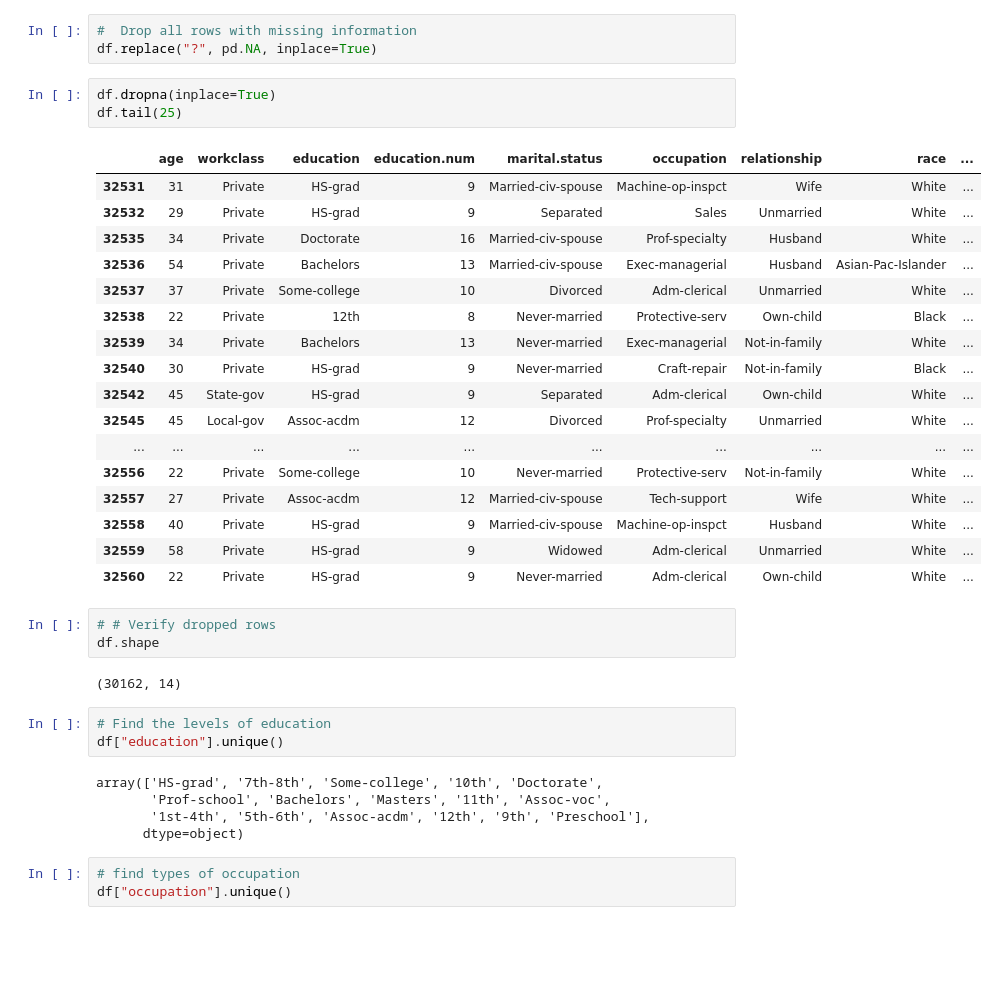
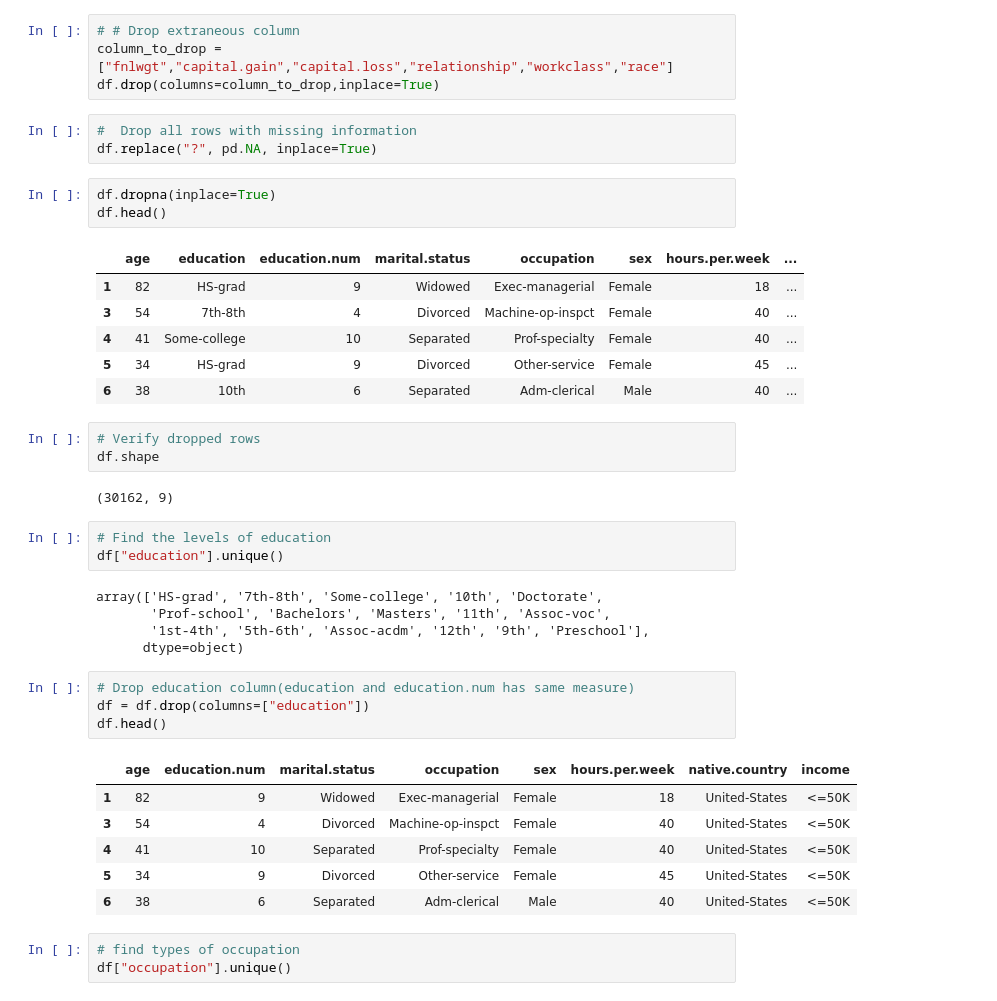
Before and after one commit to Naqibee/Project4, a Jupyter notebook: Income_Prediction.ipynb, the cells around one changed output. Cells and saved outputs as stored; diff of their text form; blank space fills up the shorter version.

```diff
--- a/Income_Prediction.ipynb
+++ b/Income_Prediction.ipynb
@@ -44,32 +40,25 @@ df.head()
+# %%
+# # Drop extraneous column
+column_to_drop = ["fnlwgt","capital.gain","capital.loss","relationship","workclass","race"]
+df.drop(columns=column_to_drop,inplace=True)
 # %%
 #  Drop all rows with missing information
 df.replace("?", pd.NA, inplace=True)
 # %%
 df.dropna(inplace=True)
-df.tail(25)
+df.head()
 # %% [output]
-|  | age | workclass | education | education.num | marital.status | occupation | relationship | race | ... |
-| 32531 | 31 | Private | HS-grad | 9 | Married-civ-spouse | Machine-op-inspct | Wife | White | ... |
-| 32532 | 29 | Private | HS-grad | 9 | Separated | Sales | Unmarried | White | ... |
-| 32535 | 34 | Private | Doctorate | 16 | Married-civ-spouse | Prof-specialty | Husband | White | ... |
-| 32536 | 54 | Private | Bachelors | 13 | Married-civ-spouse | Exec-managerial | Husband | Asian-Pac-Islander | ... |
-| 32537 | 37 | Private | Some-college | 10 | Divorced | Adm-clerical | Unmarried | White | ... |
-| 32538 | 22 | Private | 12th | 8 | Never-married | Protective-serv | Own-child | Black | ... |
-| 32539 | 34 | Private | Bachelors | 13 | Never-married | Exec-managerial | Not-in-family | White | ... |
-| 32540 | 30 | Private | HS-grad | 9 | Never-married | Craft-repair | Not-in-family | Black | ... |
-| 32542 | 45 | State-gov | HS-grad | 9 | Separated | Adm-clerical | Own-child | White | ... |
-| 32545 | 45 | Local-gov | Assoc-acdm | 12 | Divorced | Prof-specialty | Unmarried | White | ... |
-| ... | ... | ... | ... | ... | ... | ... | ... | ... | ... |
-| 32556 | 22 | Private | Some-college | 10 | Never-married | Protective-serv | Not-in-family | White | ... |
-| 32557 | 27 | Private | Assoc-acdm | 12 | Married-civ-spouse | Tech-support | Wife | White | ... |
-| 32558 | 40 | Private | HS-grad | 9 | Married-civ-spouse | Machine-op-inspct | Husband | White | ... |
-| 32559 | 58 | Private | HS-grad | 9 | Widowed | Adm-clerical | Unmarried | White | ... |
-| 32560 | 22 | Private | HS-grad | 9 | Never-married | Adm-clerical | Own-child | White | ... |
+|  | age | education | education.num | marital.status | occupation | sex | hours.per.week | ... |
+| 1 | 82 | HS-grad | 9 | Widowed | Exec-managerial | Female | 18 | ... |
+| 3 | 54 | 7th-8th | 4 | Divorced | Machine-op-inspct | Female | 40 | ... |
+| 4 | 41 | Some-college | 10 | Separated | Prof-specialty | Female | 40 | ... |
+| 5 | 34 | HS-grad | 9 | Divorced | Other-service | Female | 45 | ... |
+| 6 | 38 | 10th | 6 | Separated | Adm-clerical | Male | 40 | ... |
 # %%
-# # Verify dropped rows
+# Verify dropped rows
 df.shape
 # %% [output]
-(30162, 14)
+(30162, 9)
 # %%
 # Find the levels of education
 df["education"].unique()
@@ -78,6 +67,17 @@ array(['HS-grad', '7th-8th', 'Some-college', '10th', 'Doctorate',
        'Prof-school', 'Bachelors', 'Masters', '11th', 'Assoc-voc',
        '1st-4th', '5th-6th', 'Assoc-acdm', '12th', '9th', 'Preschool'],
       dtype=object)
+# %%
+# Drop education column(education and education.num has same measure)
+df = df.drop(columns=["education"])
+df.head()
+# %% [output]
+|  | age | education.num | marital.status | occupation | sex | hours.per.week | native.country | income |
+| 1 | 82 | 9 | Widowed | Exec-managerial | Female | 18 | United-States | <=50K |
+| 3 | 54 | 4 | Divorced | Machine-op-inspct | Female | 40 | United-States | <=50K |
+| 4 | 41 | 10 | Separated | Prof-specialty | Female | 40 | United-States | <=50K |
+| 5 | 34 | 9 | Divorced | Other-service | Female | 45 | United-States | <=50K |
+| 6 | 38 | 6 | Separated | Adm-clerical | Male | 40 | United-States | <=50K |
 # %%
 # find types of occupation
 df["occupation"].unique()
```
Also changed, not shown: parts of 27 cells of this notebook.
